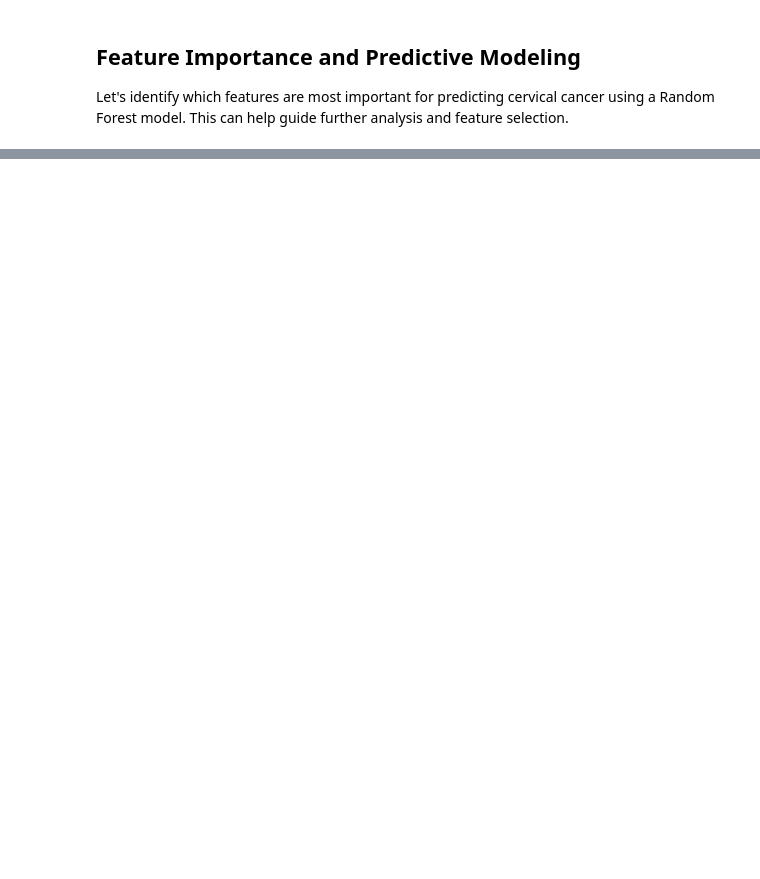
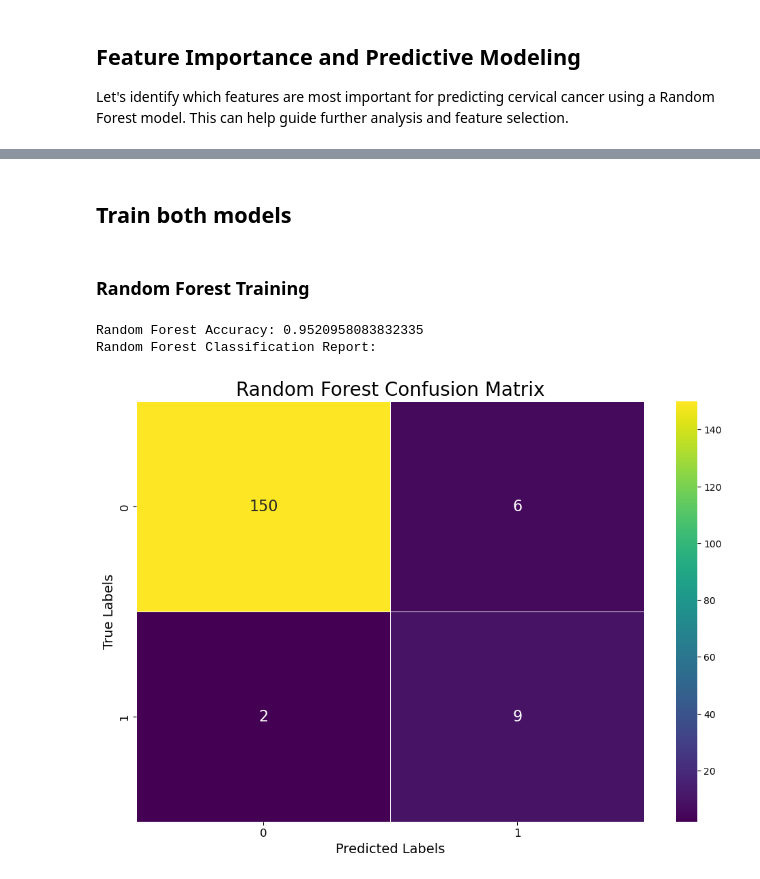
Before and after one commit to natsirt04/BioHackathon-2025, a Jupyter notebook: cervical_cancer.ipynb, the cells around one changed output, grey strips where cells are left out. Saved outputs shown, nothing was run; the diff lists cells and outputs as text; code cells hidden in the pictures; blank space fills up the shorter version.

```diff
--- a/cervical_cancer.ipynb
+++ b/cervical_cancer.ipynb
@@ -196,0 +298,24 @@ The Random Forest model ranks features by their predictive power for cervical ca
+# %%
+def train_random_forest(X_train, X_test, y_train, y_test):
+    rf_model = RandomForestClassifier(random_state=42)
+    rf_model.fit(X_train, y_train)
+    y_pred = rf_model.predict(X_test)
+    accuracy = accuracy_score(y_test, y_pred)
+    print("Random Forest Accuracy:", accuracy)
+    print("Random Forest Classification Report:")
+    conf_matrix = confusion_matrix(y_test, y_pred)
+    plt.figure(figsize=(12, 8))
+    sns.heatmap(
+        conf_matrix,
+        annot=True,
+        fmt="d",
+        cmap="viridis",
+        annot_kws={"size": 16},
+        linewidths=.5,
+        cbar=True
+    )
+    plt.title("Random Forest Confusion Matrix", fontsize=20)
+    plt.xlabel("Predicted Labels", fontsize=14)
+    plt.ylabel("True Labels", fontsize=14)
+    plt.xticks(fontsize=12)
+    plt.yticks(fontsize=12)
@@ -196,0 +411,16 @@ The Random Forest model ranks features by their predictive power for cervical ca
+# %% [markdown]
+## Train both models
+# %% [markdown]
+### Random Forest Training
+# %%
+top_features = ['Schiller', 'Hinselmann', 'Age', 'First sexual intercourse', 'Hormonal Contraceptives (years)']
+X = df[top_features]
+y = df['Biopsy']
+
+X_train, X_test, y_train, y_test = smote_train_test_split(X, y, test_size=0.2)
+
+train_random_forest(X_train, X_test, y_train, y_test)
+# %% [output]
+Random Forest Accuracy: 0.9520958083832335
+Random Forest Classification Report:
+[figure, added]
```
Also changed, not shown: parts of 23 cells of this notebook, 1 other file.
